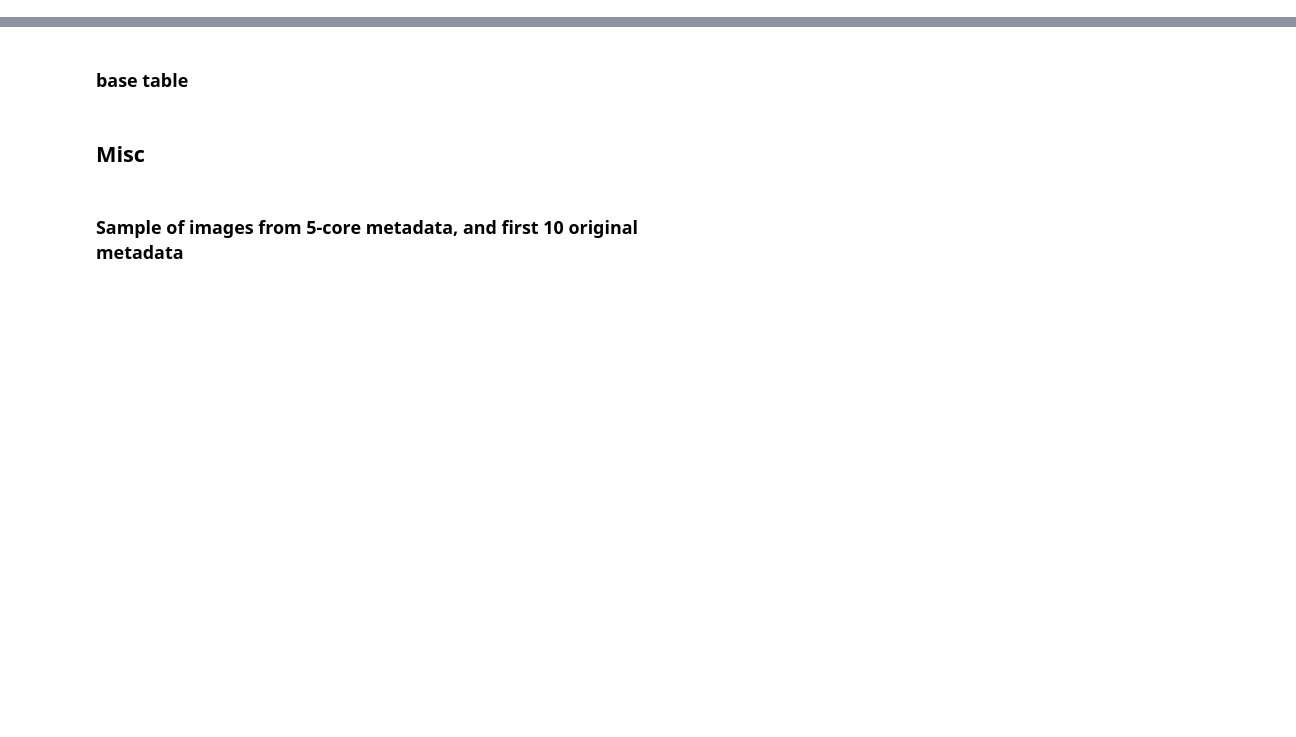
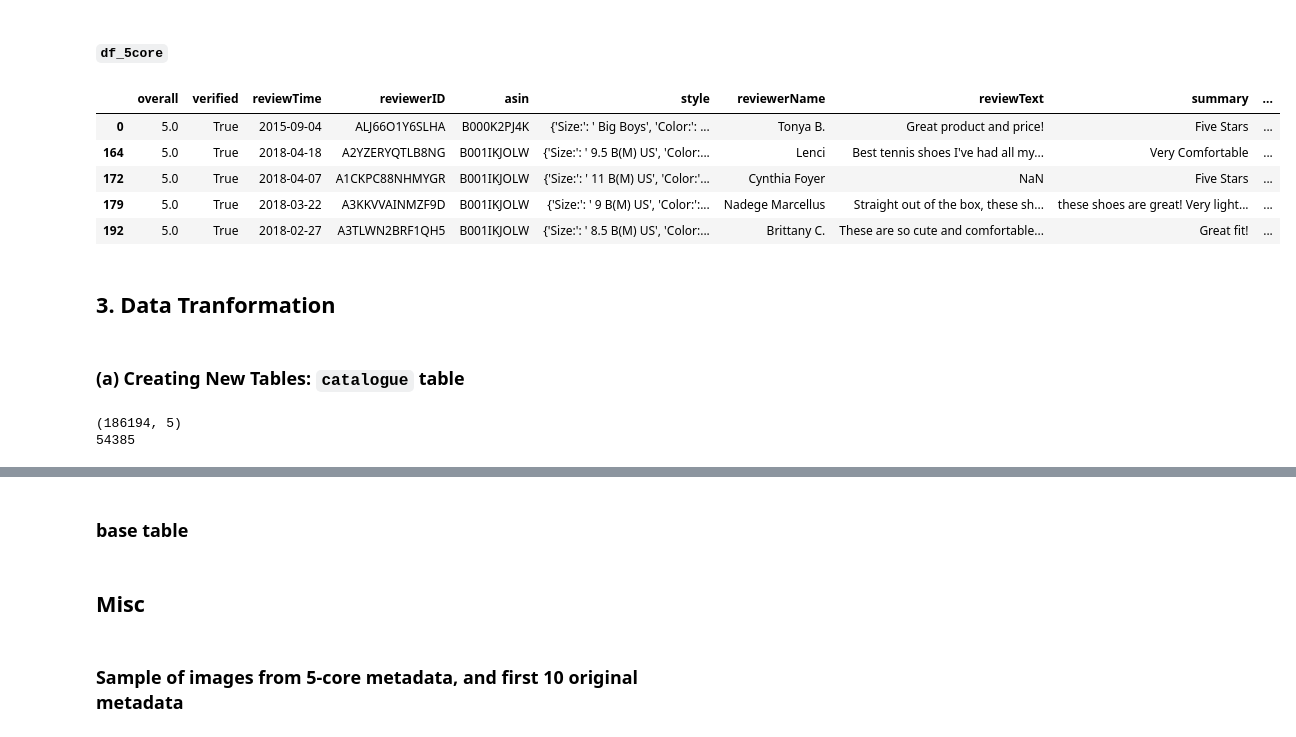
Before and after one commit to tseyongg/DSA3101, a Jupyter notebook: Data Preparation.ipynb, the cells around one changed output, grey strips where cells are left out. Cells and saved outputs as stored; diff of their text form; code cells hidden in the pictures; blank space fills up the shorter version.

```diff
--- a/Data Preparation.ipynb
+++ b/Data Preparation.ipynb
@@ -173,0 +213,2 @@ catalogue_images
+# %% [markdown]
+#### `df_5core`
@@ -173,0 +218,30 @@ catalogue_images
+# %%
+# Preview the cleaned dataframe
+df_5core.head()
+# %% [output]
+|  | overall | verified | reviewTime | reviewerID | asin | style | reviewerName | reviewText | summary | ... |
+| 0 | 5.0 | True | 2015-09-04 | ALJ66O1Y6SLHA | B000K2PJ4K | {'Size:': ' Big Boys', 'Color:': ... | Tonya B. | Great product and price! | Five Stars | ... |
+| 164 | 5.0 | True | 2018-04-18 | A2YZERYQTLB8NG | B001IKJOLW | {'Size:': ' 9.5 B(M) US', 'Color:... | Lenci | Best tennis shoes I've had all my... | Very Comfortable | ... |
+| 172 | 5.0 | True | 2018-04-07 | A1CKPC88NHMYGR | B001IKJOLW | {'Size:': ' 11 B(M) US', 'Color:'... | Cynthia Foyer | NaN | Five Stars | ... |
+| 179 | 5.0 | True | 2018-03-22 | A3KKVVAINMZF9D | B001IKJOLW | {'Size:': ' 9 B(M) US', 'Color:':... | Nadege Marcellus | Straight out of the box, these sh... | these shoes are great! Very light... | ... |
+| 192 | 5.0 | True | 2018-02-27 | A3TLWN2BRF1QH5 | B001IKJOLW | {'Size:': ' 8.5 B(M) US', 'Color:... | Brittany C. | These are so cute and comfortable... | Great fit! | ... |
+# %% [markdown]
+## 3. Data Tranformation
+# %% [markdown]
+### (a) Creating New Tables: `catalogue` table
+# %%
+# Drop unnecessary columns (not needed for analysis)
+catalogue = df_meta.drop(columns=['rank', 'imageURL'])
+
+# Dimension of catalogue: 186194 rows and 8 columns
+print(catalogue.shape)
+
+# Check Null values in imageURLHighRes column: 54385 null values
+null_count = catalogue['imageURLHighRes'].isnull().sum()
+print(null_count)
+
+# Drop rows where 'imageURLHighRes' is null
+catalogue = catalogue.dropna(subset=['imageURLHighRes'])
+# %% [output]
+(186194, 5)
+54385
```
Also changed, not shown: parts of 45 cells of this notebook, 1 other file.
